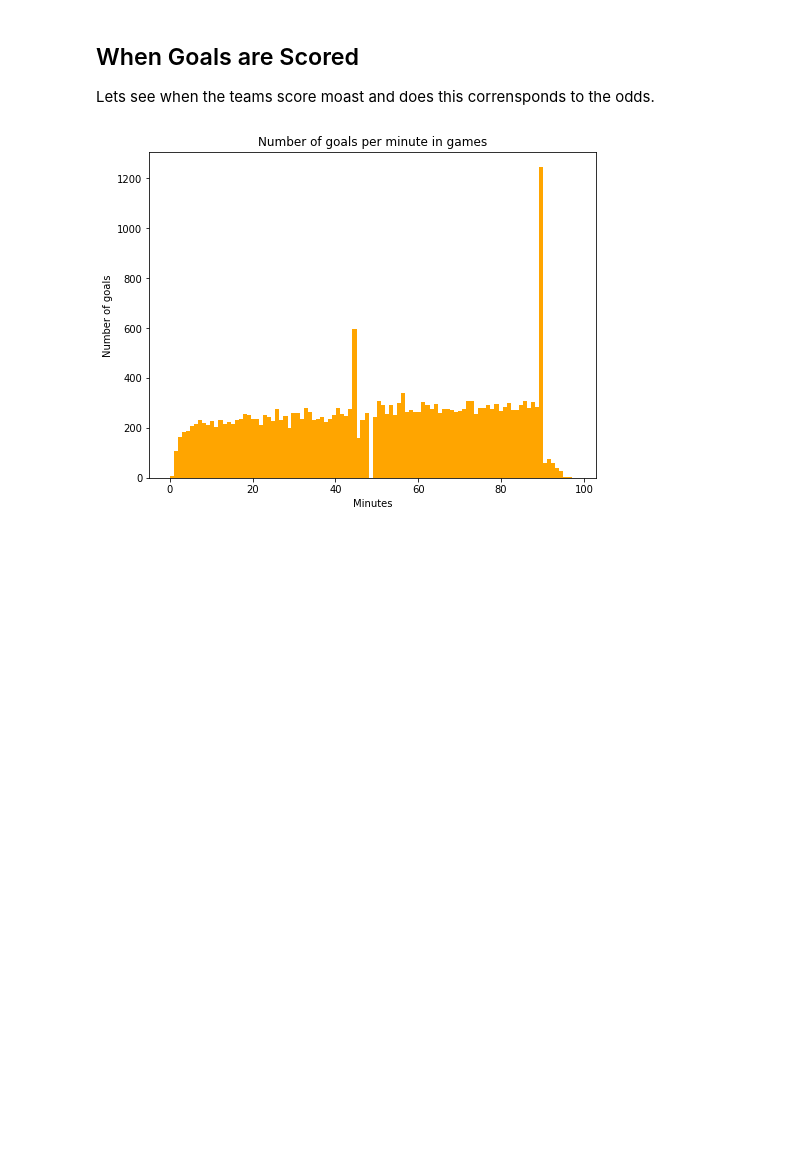
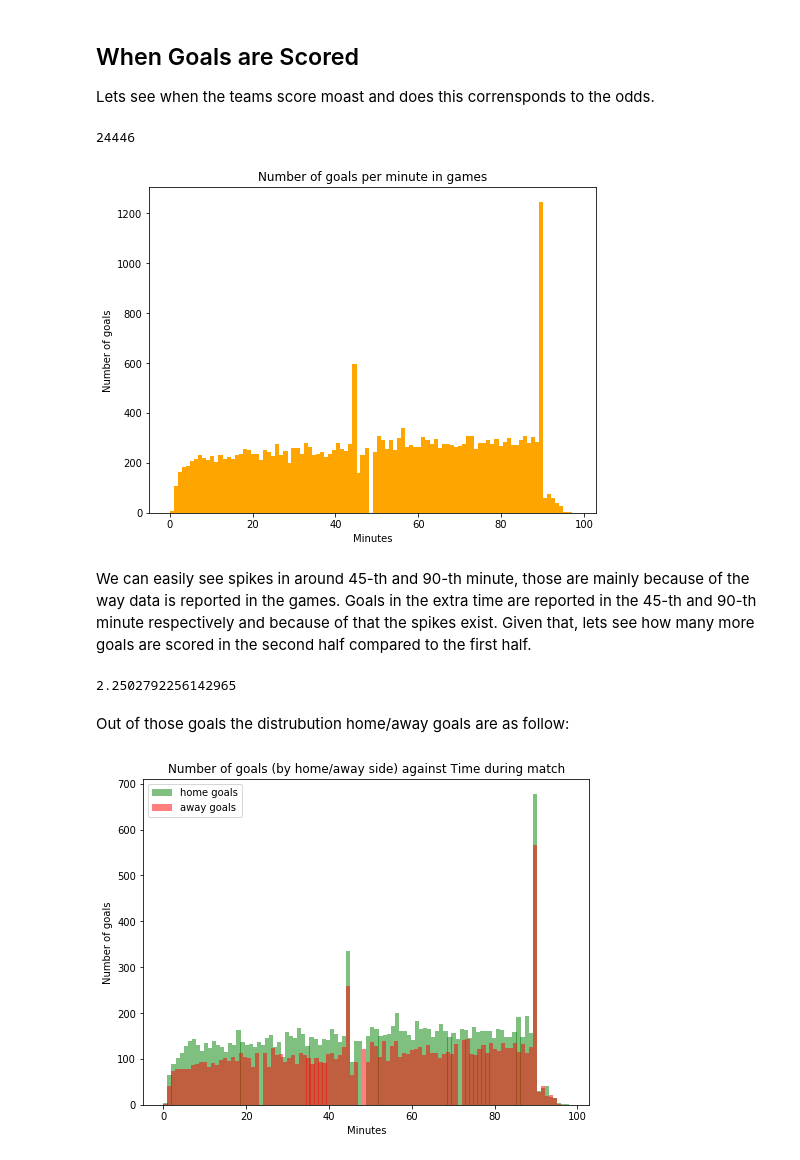
Before and after one commit to KaPrimov/ai-module, a Jupyter notebook: DataScience/z_project/Football Analysis.ipynb, the cells around one changed output. Saved outputs shown, nothing was run; the diff lists cells and outputs as text; code cells hidden in the pictures; blank space fills up the shorter version.

Commit message:
Added some more data aggregations

```diff
--- a/DataScience/z_project/Football Analysis.ipynb
+++ b/DataScience/z_project/Football Analysis.ipynb
@@ -189,11 +192,35 @@ Lets see when the teams score moast and does this corrensponds to the odds.
 # %%
 events_data['is_goal'] = events_data['is_goal'].astype('bool')
 goals = events_data[events_data['is_goal']]
+
+substitude = events_data[events_data['is_goal']]
 fig=plt.figure(figsize=(8,6))
-plt.hist(goals.time,width=1,bins=100,color="orange")
-plt.xlabel("Minutes")
-plt.ylabel("Number of goals")
-plt.title("Number of goals per minute in games")
+plt.hist(goals.time, width=1, bins=100, color='orange')
+plt.xlabel('Minutes')
+plt.ylabel('Number of goals')
+plt.title('Number of goals per minute in games')
 plt.show()
 # %% [output]
+24446
 [figure]
+# %% [markdown]
+We can easily see spikes in around 45-th and 90-th minute, those are mainly because of the way data is reported in the games. Goals in the extra time are reported in the 45-th and 90-th minute respectively and because of that the spikes exist. Given that, lets see how many more goals are scored in the second half compared to the first half.
+# %%
+goals_first_half = np.size(goals[goals.time <= 45])
+goals_second_half = np.size(goals[goals.time <= 90])
+print((goals_second_half/goals_first_half))
+# %% [output]
+2.2502792256142965
+# %% [markdown]
+Out of those goals the distrubution home/away goals are as follow:
+# %%
+fig=plt.figure(figsize=(8,6))
+plt.hist(goals[goals['side']==1]['time'], width=1, bins=100, color='green', label='home goals', alpha=0.5)
+plt.hist(goals[goals['side']==2]['time'], width=1, bins=100, color='red', label='away goals', alpha=0.5)
+plt.xlabel('Minutes')
+plt.ylabel('Number of goals')
+plt.title('Number of goals (by home/away side) against Time during match')
+plt.legend()
+plt.show()
+# %% [output]
+[figure, added]
```
Also changed, not shown: parts of 12 cells of this notebook.
